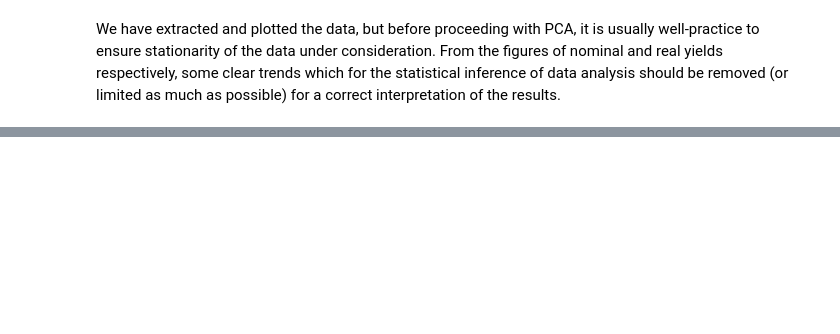
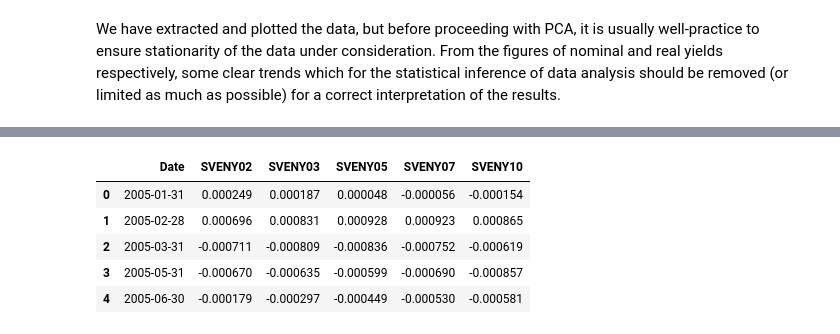
Before and after one commit to lbegatti/TSM, a Jupyter notebook: assignment.ipynb, the cells around one changed output, grey strips where cells are left out. Saved outputs shown, nothing was run; the diff lists cells and outputs as text; code cells hidden in the pictures; blank space fills up the shorter version.

```diff
--- a/assignment.ipynb
+++ b/assignment.ipynb
@@ -58,6 +106,13 @@ nominal10y_yieldADF = stattest.ADFtest(nominal_yields_2_10y_eom,type='nominal',m
 # %%
 # nominal yields are non-stationary, so we re-take the original data, apply first difference and then take only the month end
-nominal_yields_2_10y_eom_FD = yieldselector.adjustYieldSerie(nominal_yields,type='nominal',FD=True)
+nominal_yields_2_10y_eom_FD = yieldselector.adjustYieldSerie(nominal_yields,yieldtype='nominal',FD=True)
 nominal_yields_2_10y_eom_FD.head()
+# %% [output]
+|  | Date | SVENY02 | SVENY03 | SVENY05 | SVENY07 | SVENY10 |
+| 0 | 2005-01-31 | 0.000249 | 0.000187 | 0.000048 | -0.000056 | -0.000154 |
+| 1 | 2005-02-28 | 0.000696 | 0.000831 | 0.000928 | 0.000923 | 0.000865 |
+| 2 | 2005-03-31 | -0.000711 | -0.000809 | -0.000836 | -0.000752 | -0.000619 |
+| 3 | 2005-05-31 | -0.000670 | -0.000635 | -0.000599 | -0.000690 | -0.000857 |
+| 4 | 2005-06-30 | -0.000179 | -0.000297 | -0.000449 | -0.000530 | -0.000581 |
 # %%
 # check stationarity after first difference (only for the 2y)
```
Also changed, not shown: parts of 19 cells of this notebook, 10 other files.
